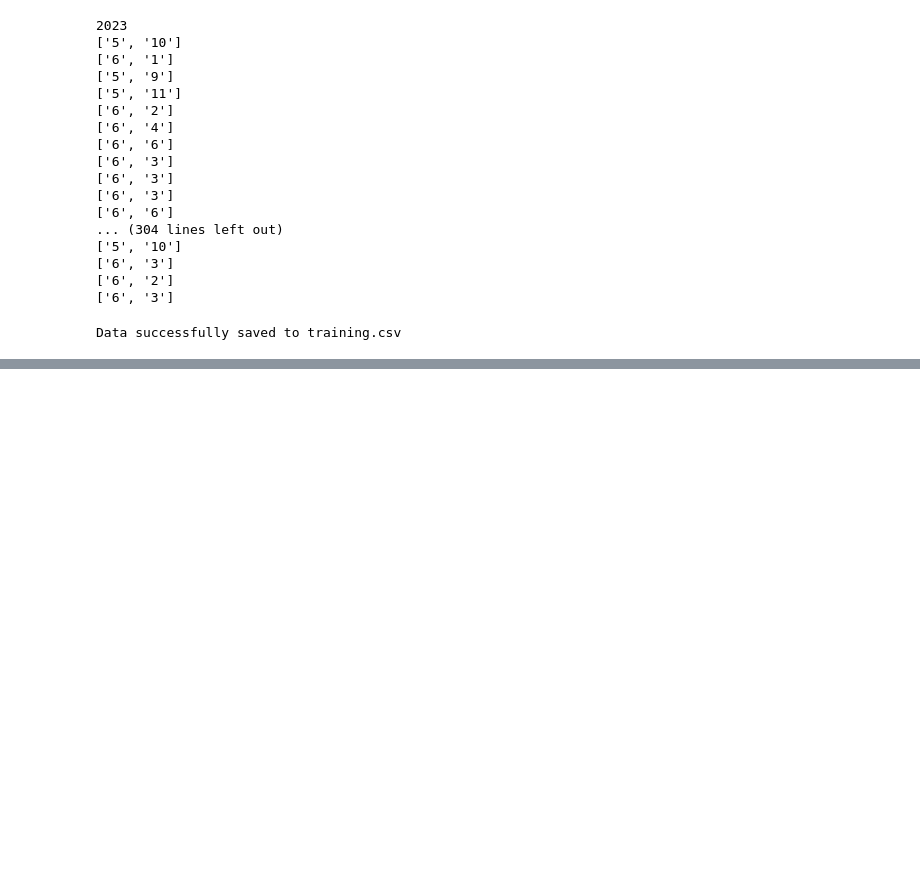
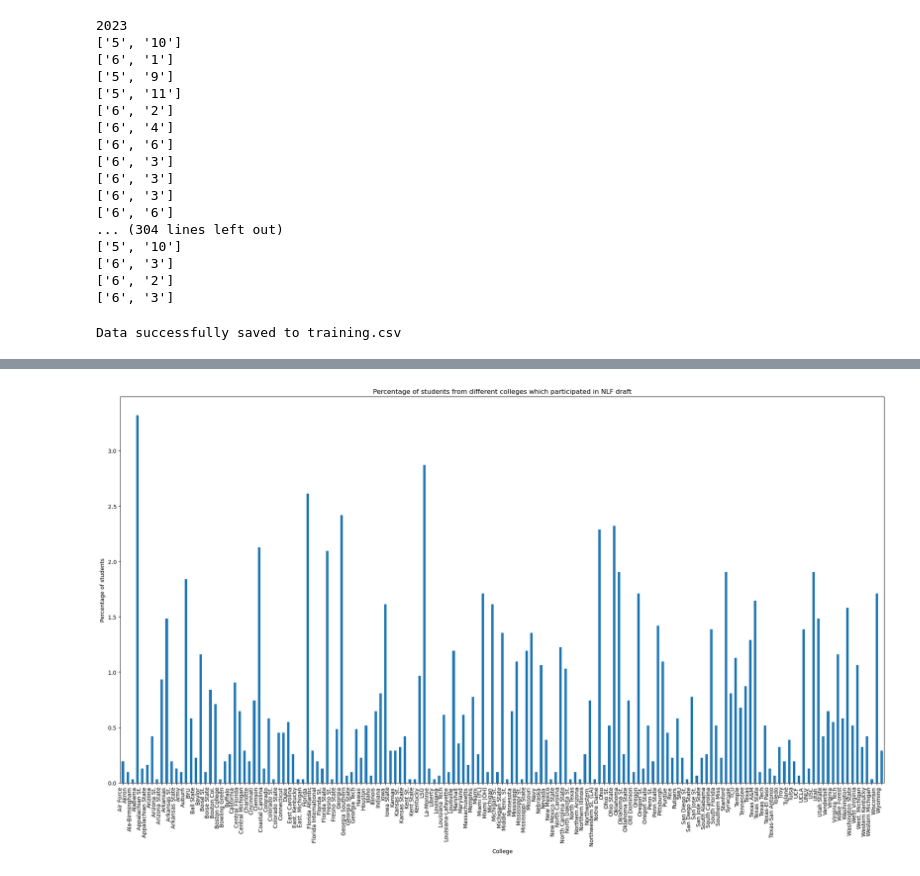
Before and after one commit to Vishwa-Sheth/Predict_the_NFL_cut, a Jupyter notebook: new_scraper.ipynb, the cells around one changed output, grey strips where cells are left out. Drawn from its saved outputs; the diff is of its cells as text; code cells hidden in the pictures; blank space fills up the shorter version.

```diff
--- a/new_scraper.ipynb
+++ b/new_scraper.ipynb
@@ -317,0 +395,29 @@ Data successfully saved to training.csv
+# %%
+# Run descriptive statistics on the data and develop ideas on what to explore
+# your code here
+# [your code here]
+#HINTS
+
+df_college = org_df[["College"]].copy()
+
+df_college = df_college.dropna(subset=["College"])
+
+#Getting average vertial jump for a given height
+grouped_df_college = df_college.groupby('College').size()
+total = df_college.shape[0]
+percentage_values = (grouped_df_college / total) * 100
+
+# print(percentage_values)
+
+plt.figure(figsize=(20, 12))
+percentage_values.plot(kind='bar')
+plt.title('Percentage of students from different colleges which participated in NLF draft')
+plt.xlabel('College')
+plt.ylabel('Percentage of students')
+plt.xticks(rotation=90, ha='right')  # Rotate x-axis labels for better readability
+plt.tight_layout()
+
+# Show plot
+plt.show()
+# %% [output]
+[figure, added]
```
Also changed, not shown: parts of 2 cells of this notebook.
